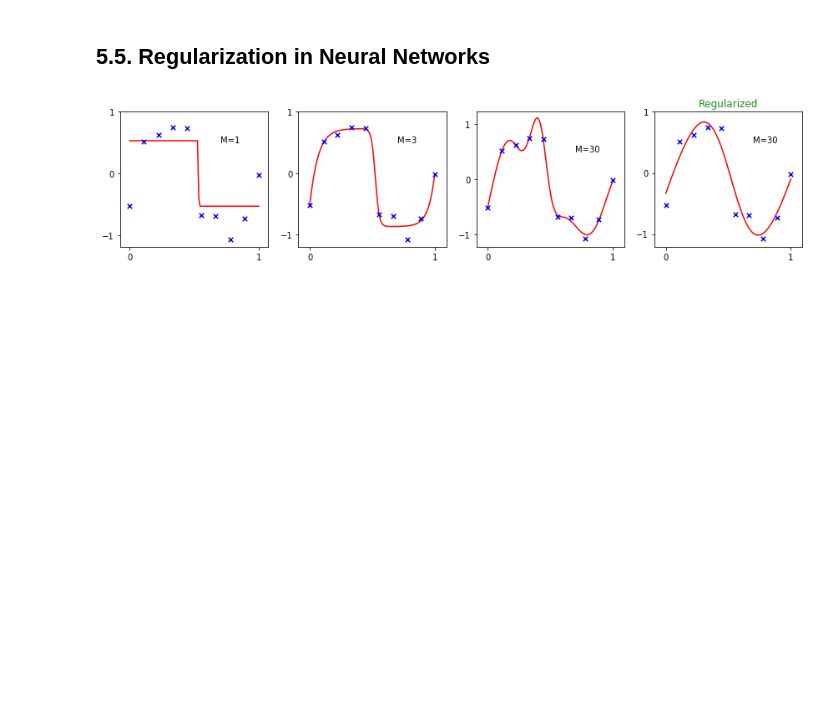
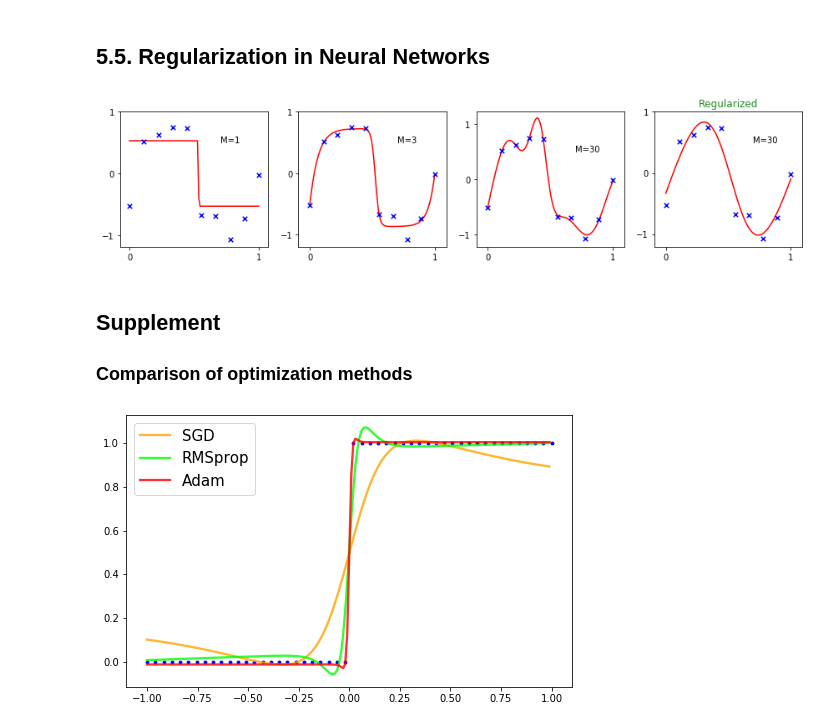
Before and after one commit to oilneck/prml_python, a Jupyter notebook: Notebook/section5.ipynb, the cells around one changed output. Cells and saved outputs as stored; diff of their text form; code cells hidden in the pictures; blank space fills up the shorter version.

```diff
--- a/Notebook/section5.ipynb
+++ b/Notebook/section5.ipynb
@@ -169,3 +169,45 @@ plt.tight_layout()
 plt.show()
 # %% [output]
 [figure]
+# %% [markdown]
+## Supplement
+### Comparison of optimization methods
+# %%
+import numpy as np
+import matplotlib.pyplot as plt
+from nn.feedforward_nn import Feed_Forward
+
+N = 50 # The number of test data
+
+def heaviside(x):
+    return 0.5 * (np.sign(x) + 1)
+
+
+# training data
+train_x = np.linspace(-1, 1, N).reshape(N, 1)
+train_y = heaviside(train_x)
+
+# Construncting NeuralNet
+model = Feed_Forward(1,3,1)
+model.add(['tanh','identity'])
+
+# test data
+x = np.arange(-1,1,0.01)
+
+# Plotting training data
+color_list = ['blue','orange','lime','red']
+fig = plt.figure(figsize=(8,5))
+ax = fig.add_subplot(111)
+ax.scatter(train_x, train_y,s=8,color=color_list[0],zorder=2)
+
+# Plotting output data
+lr_list = [0.2,0.01,0.2]
+for n,(routine,lr) in enumerate(zip(['SGD','RMSprop','Adam'],lr_list),1):
+    model.optimizers(method = routine.lower())
+    model.fit(train_x,train_y,n_iter=1500,learning_rate=lr)
+    y = model(x)
+    ax.plot(x,y,color_list[n],zorder=3,label=routine,linewidth=2.3,alpha=0.8)
+plt.legend(fontsize=15)
+plt.show()
+# %% [output]
+[figure, added]
```
Also changed, not shown: parts of 1 cell of this notebook.
